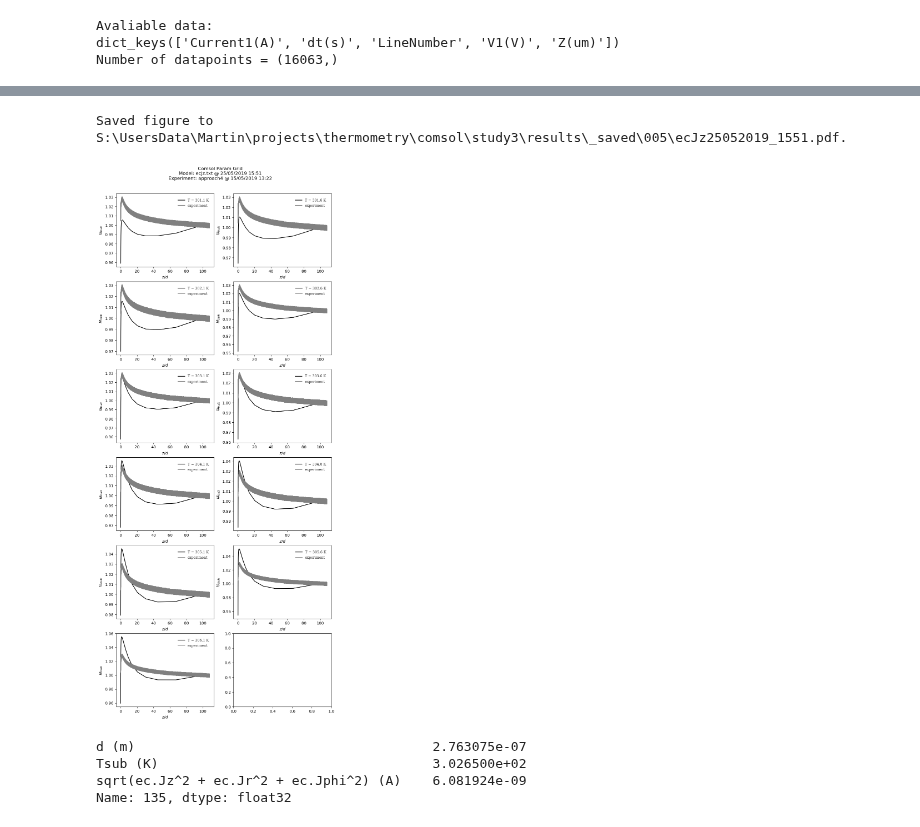
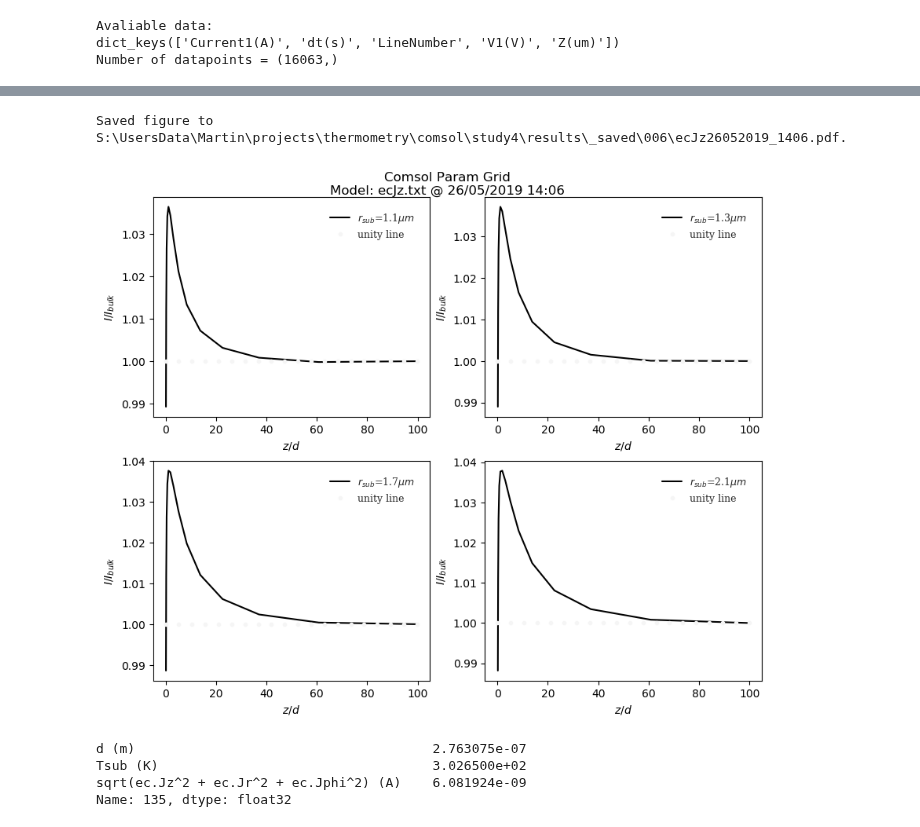
Before and after one commit to martinholub/sicm, a Jupyter notebook: notebooks/comsol.ipynb, the cells around one changed output, grey strips where cells are left out. Drawn from its saved outputs; the diff is of its cells as text; code cells hidden in the pictures.

Commit message:
Comsol plotting: add 1.0 line, adjust vis threhs to 0.97

```diff
--- a/notebooks/comsol.ipynb
+++ b/notebooks/comsol.ipynb
@@ -22,4 +19,5 @@ The autoreload extension is already loaded. To reload it, use:
 # %%
-datadir = "S:\\UsersData\\Martin\\projects\\thermometry\\comsol\\study3\\results\\_saved\\005"
+datadir = "S:\\UsersData\\Martin\\projects\\thermometry\\comsol\\study4\\results\\_saved\\006"
 exp_name = "ecJz" + ".txt"
 cm = ComsolModel(datadir, exp_name)
+cm.comsol.data.head()
@@ -43,8 +39,8 @@ cm.comsol.data.head()
 # %%
-cm.plot_grid(variable = "Tsub (K)", col = 2)
+cm.plot_grid(variable = "rUME (m)", col = 2, add_unity_line = True)
 # %% [output]
-Saved figure to S:\UsersData\Martin\projects\thermometry\comsol\study3\results\_saved\005\ecJz25052019_1551.pdf.
+Saved figure to S:\UsersData\Martin\projects\thermometry\comsol\study4\results\_saved\006\ecJz26052019_1406.pdf.
-[figure, old version]
+[figure, new version]
 # %%
 # Find location of maximum for given temperature
 subset = cm.comsol.data[cm.comsol.data["Tsub (K)"] == 302.649994]
```
Also changed, not shown: parts of 3 cells of this notebook, 2 other files.
